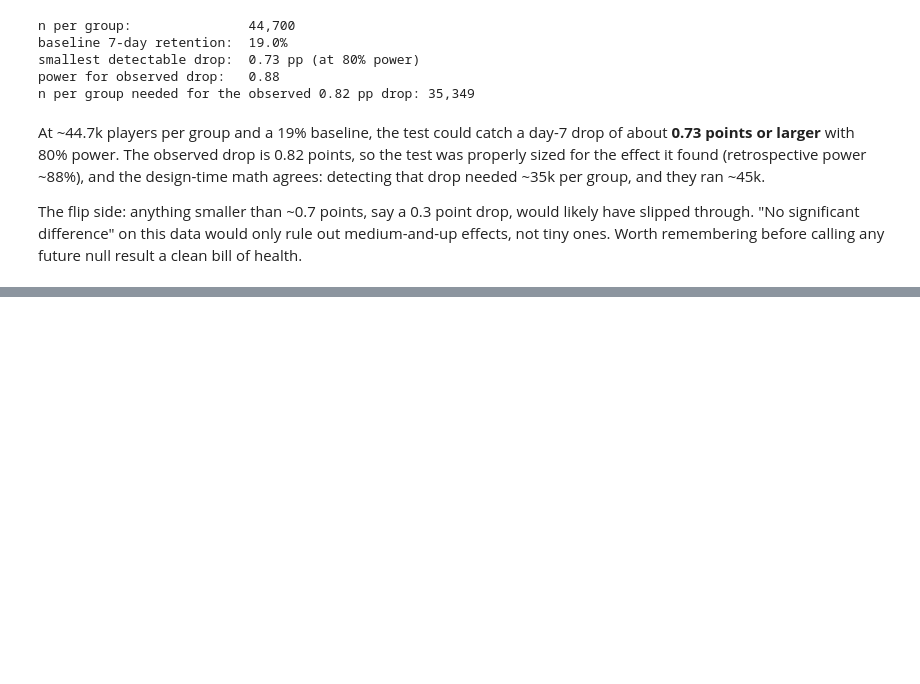
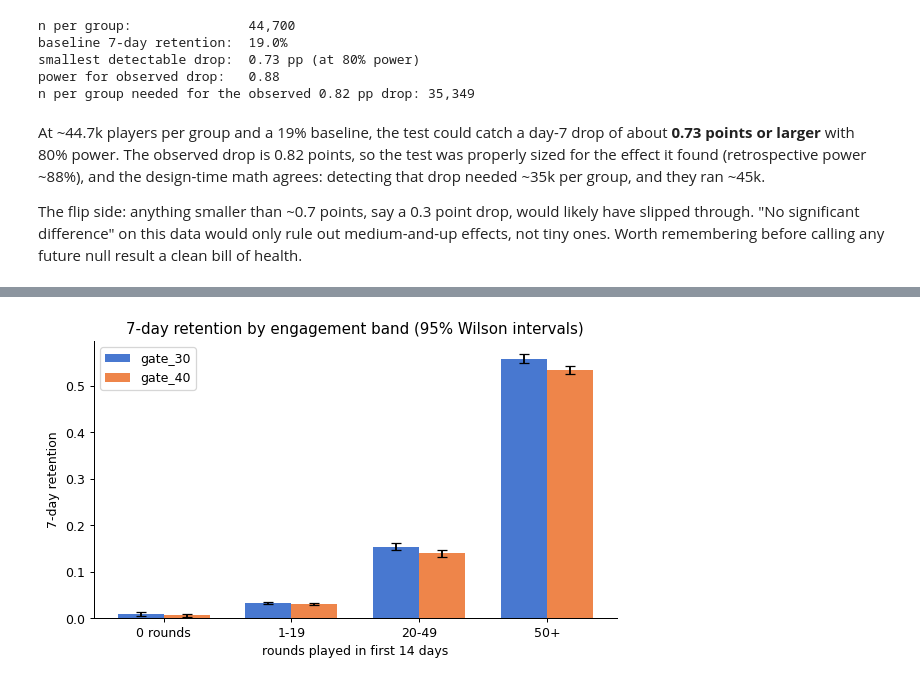
Before and after one commit to divsvash/ab-testing, a Jupyter notebook: cookie_cats_ab_test.ipynb, the cells around one changed output, grey strips where cells are left out. Drawn from its saved outputs; the diff is of its cells as text; code cells hidden in the pictures; blank space fills up the shorter version.

Commit message:
add engagement segments, decision and limitations

```diff
--- a/cookie_cats_ab_test.ipynb
+++ b/cookie_cats_ab_test.ipynb
@@ -336,0 +341,9 @@ The flip side: anything smaller than ~0.7 points, say a 0.3 point drop, would li
+# %%
+df['engagement'] = pd.cut(df['sum_gamerounds'], [-1, 0, 19, 49, np.inf],
+                          labels=['0 rounds', '1-19', '20-49', '50+'])
+
+seg = (df.groupby(['engagement', 'version'], observed=True)['retention_7']
+         .agg(players='count', retained='sum', rate='mean').reset_index())
+seg['ci_half'] = seg.apply(lambda r: (lambda lo, hi: (hi - lo) / 2)(
+    *wilson_interval(int(r['retained']), int(r['players']))), axis=1)
+seg.round(4)
@@ -336,0 +360,17 @@ The flip side: anything smaller than ~0.7 points, say a 0.3 point drop, would li
+# %%
+fig, ax = plt.subplots(figsize=(7.5, 4))
+bands = seg['engagement'].unique()
+x = np.arange(len(bands))
+for offset, version, color in [(-0.18, 'gate_30', '#4878d0'), (0.18, 'gate_40', '#ee854a')]:
+    sub = seg[seg['version'] == version]
+    ax.bar(x + offset, sub['rate'], yerr=sub['ci_half'], capsize=4,
+           width=0.36, label=version, color=color)
+ax.set_xticks(x)
+ax.set_xticklabels(bands)
+ax.set_xlabel('rounds played in first 14 days')
+ax.set_ylabel('7-day retention')
+ax.set_title('7-day retention by engagement band (95% Wilson intervals)')
+ax.legend()
+plt.show()
+# %% [output]
+[figure, added]
```
Also changed, not shown: parts of 5 cells of this notebook.
